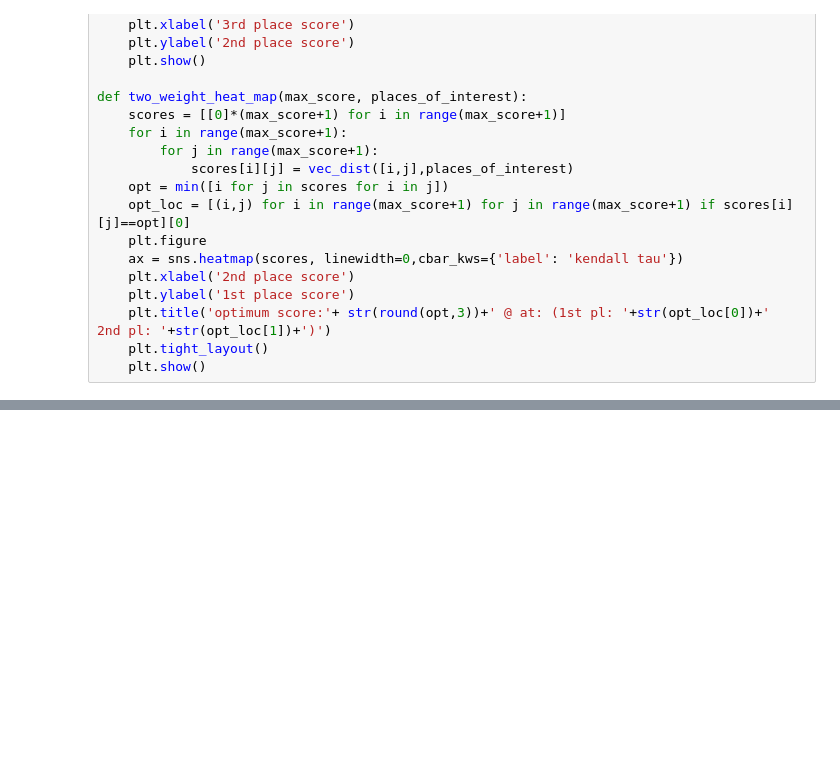
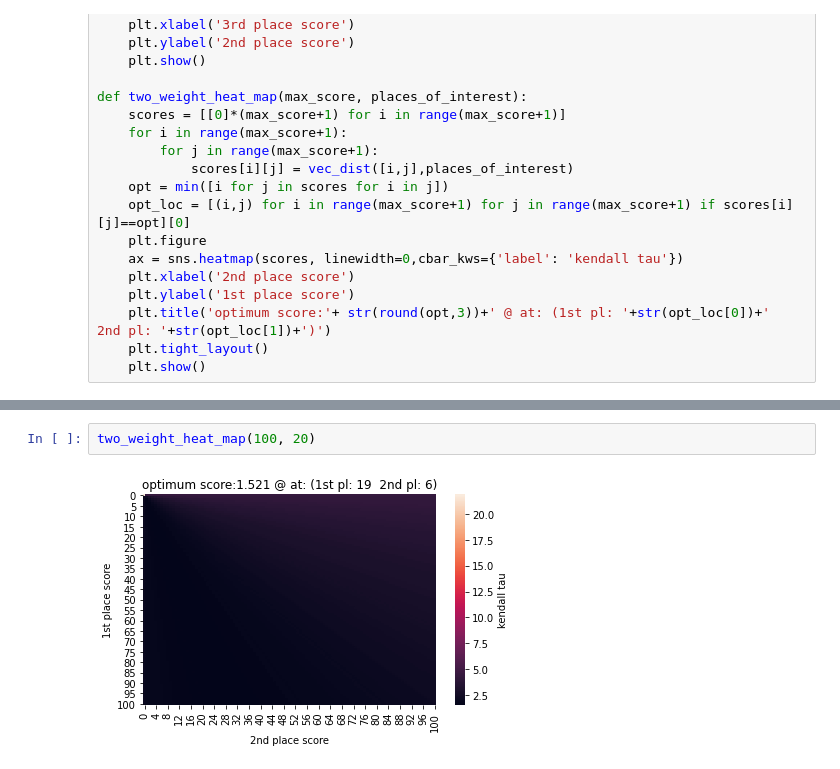
Before and after one commit to amybecker/borda, a Jupyter notebook: borda_optimization.ipynb, the cells around one changed output, grey strips where cells are left out. Cells and saved outputs as stored; diff of their text form; blank space fills up the shorter version.

```diff
--- a/borda_optimization.ipynb
+++ b/borda_optimization.ipynb
@@ -158,0 +277,4 @@ def two_weight_heat_map(max_score, places_of_interest):
+# %%
+two_weight_heat_map(100, 20)
+# %% [output]
+[figure, added]
```
Also changed, not shown: parts of 10 cells of this notebook.
